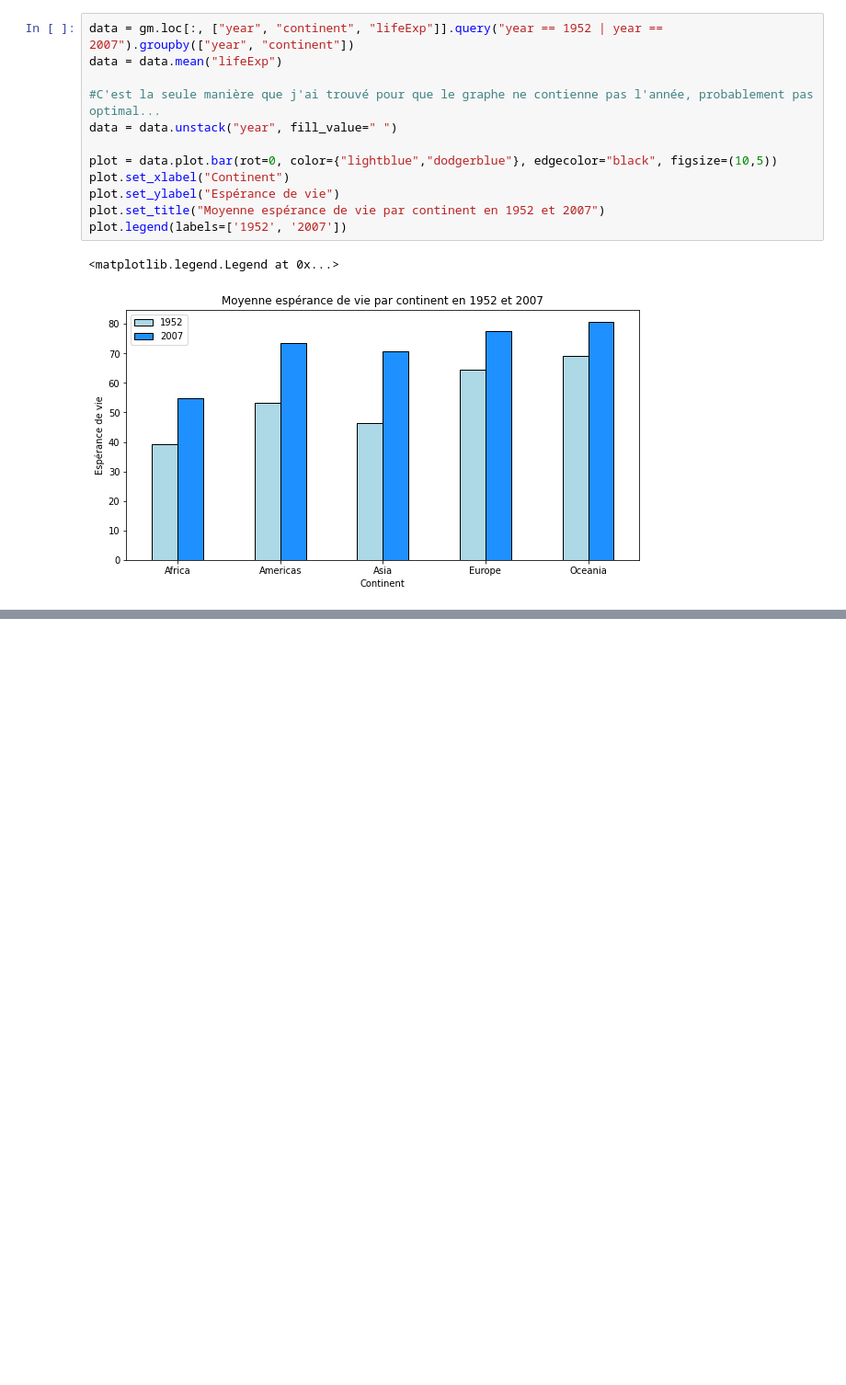
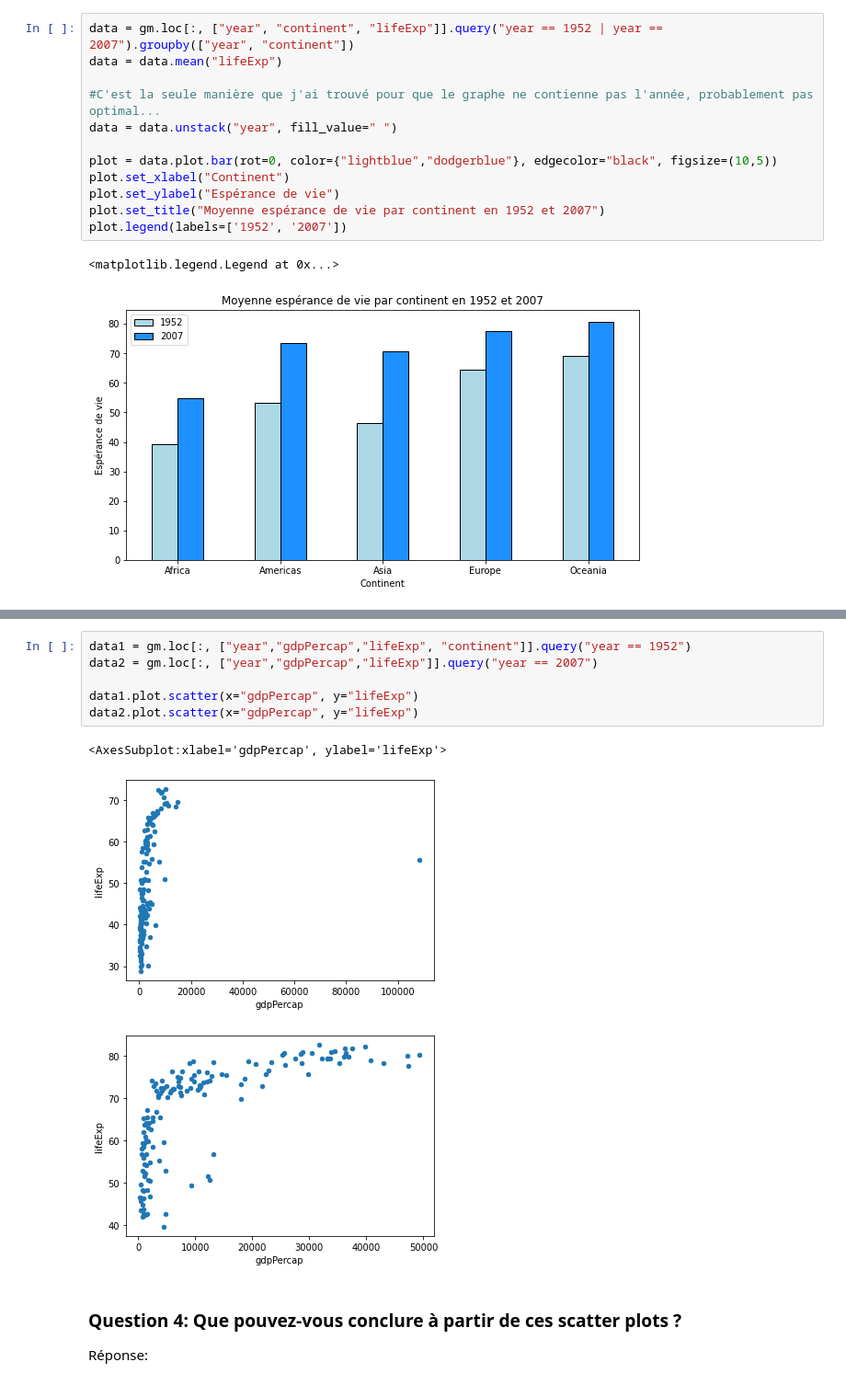
Before and after one commit to DrC0okie/Roy_VanHove_ISD_TP3, a Jupyter notebook: gapminder.ipynb, the cells around one changed output, grey strips where cells are left out. Shown at 92% size. Drawn from its saved outputs; the diff is of its cells as text; blank space fills up the shorter version.

```diff
--- a/gapminder.ipynb
+++ b/gapminder.ipynb
@@ -176,0 +211,14 @@ plot.legend(labels=['1952', '2007'])
+# %%
+data1 = gm.loc[:, ["year","gdpPercap","lifeExp", "continent"]].query("year == 1952")
+data2 = gm.loc[:, ["year","gdpPercap","lifeExp"]].query("year == 2007")
+
+data1.plot.scatter(x="gdpPercap", y="lifeExp")
+data2.plot.scatter(x="gdpPercap", y="lifeExp")
+# %% [output]
+<AxesSubplot:xlabel='gdpPercap', ylabel='lifeExp'>
+[figure, added]
+[figure, added]
+# %% [markdown]
+### Question 4: Que pouvez-vous conclure à partir de ces scatter plots ?
+
+Réponse:
```
Also changed, not shown: parts of 7 cells of this notebook.
